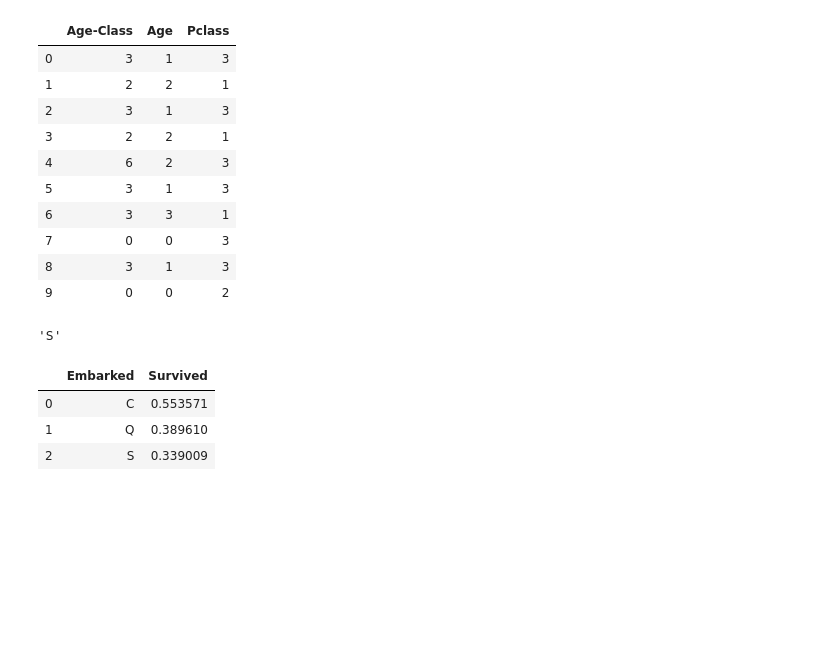
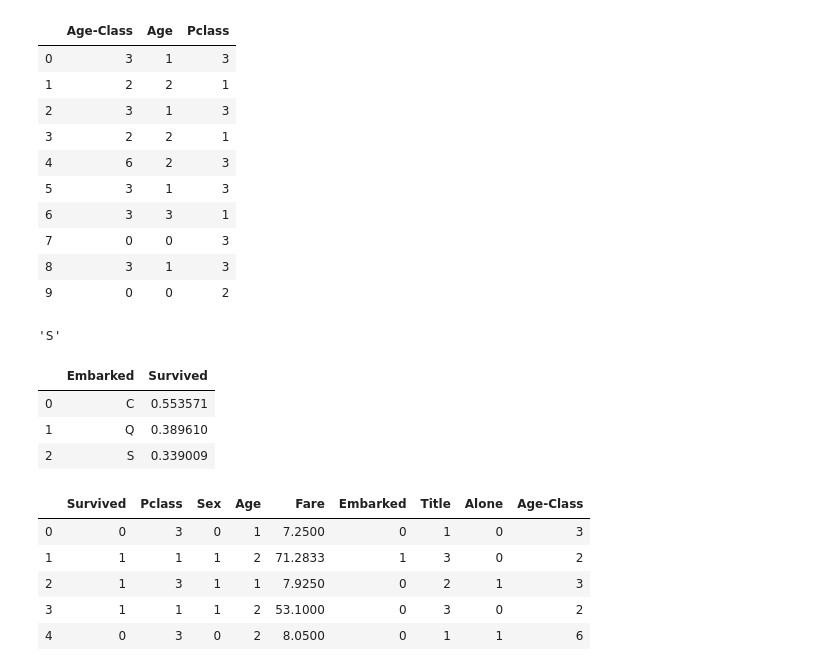
Before and after one commit to CoachCooz/Titanic-Machine-Learning, a Jupyter notebook: Machine Learning and the Titanic.ipynb, the cells around one changed output. Saved outputs shown, nothing was run; the diff lists cells and outputs as text; code cells hidden in the pictures; blank space fills up the shorter version.

```diff
--- a/Machine Learning and the Titanic.ipynb
+++ b/Machine Learning and the Titanic.ipynb
@@ -379,3 +379,15 @@ train[['Embarked', 'Survived']].groupby(['Embarked'], as_index=False).mean().sor
 | 0 | C | 0.553571 |
 | 1 | Q | 0.389610 |
 | 2 | S | 0.339009 |
+# %%
+for df in complete:
+    df['Embarked'] = df['Embarked'].map( {'S': 0, 'C': 1, 'Q': 2} ).astype(int)
+
+train.head()
+# %% [output]
+|  | Survived | Pclass | Sex | Age | Fare | Embarked | Title | Alone | Age-Class |
+| 0 | 0 | 3 | 0 | 1 | 7.2500 | 0 | 1 | 0 | 3 |
+| 1 | 1 | 1 | 1 | 2 | 71.2833 | 1 | 3 | 0 | 2 |
+| 2 | 1 | 3 | 1 | 1 | 7.9250 | 0 | 2 | 1 | 3 |
+| 3 | 1 | 1 | 1 | 2 | 53.1000 | 0 | 3 | 0 | 2 |
+| 4 | 0 | 3 | 0 | 2 | 8.0500 | 0 | 1 | 1 | 6 |
```
Also changed, not shown: parts of 2 cells of this notebook.
